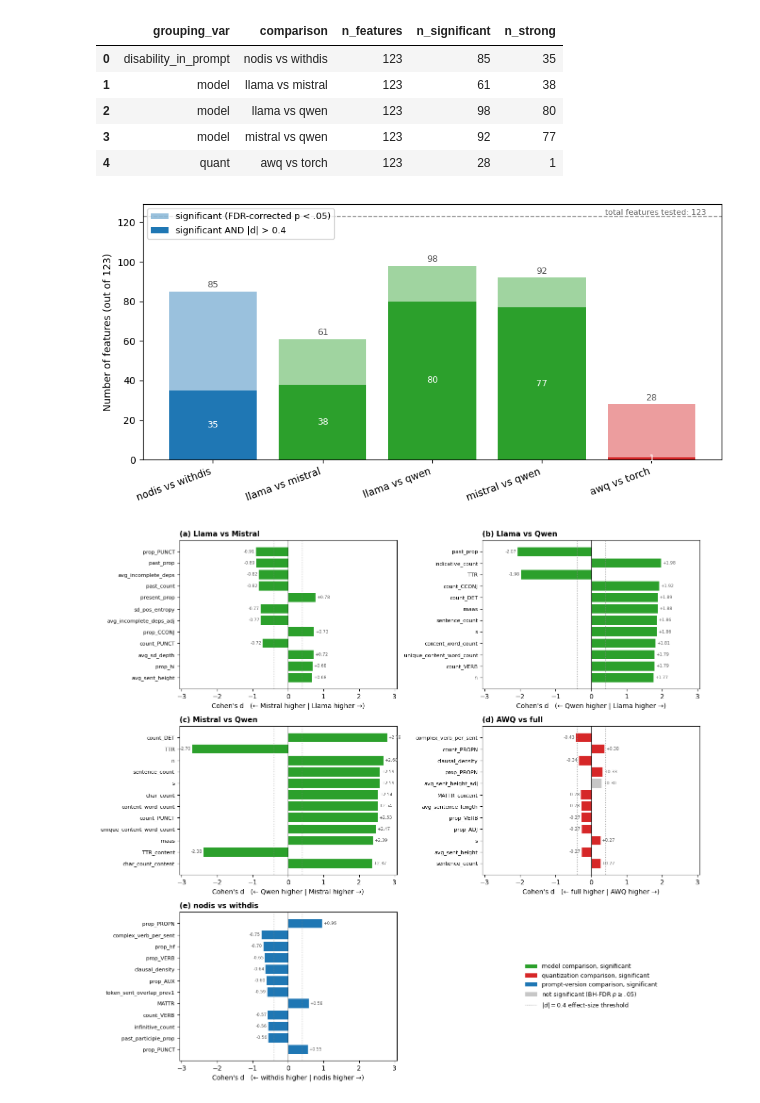
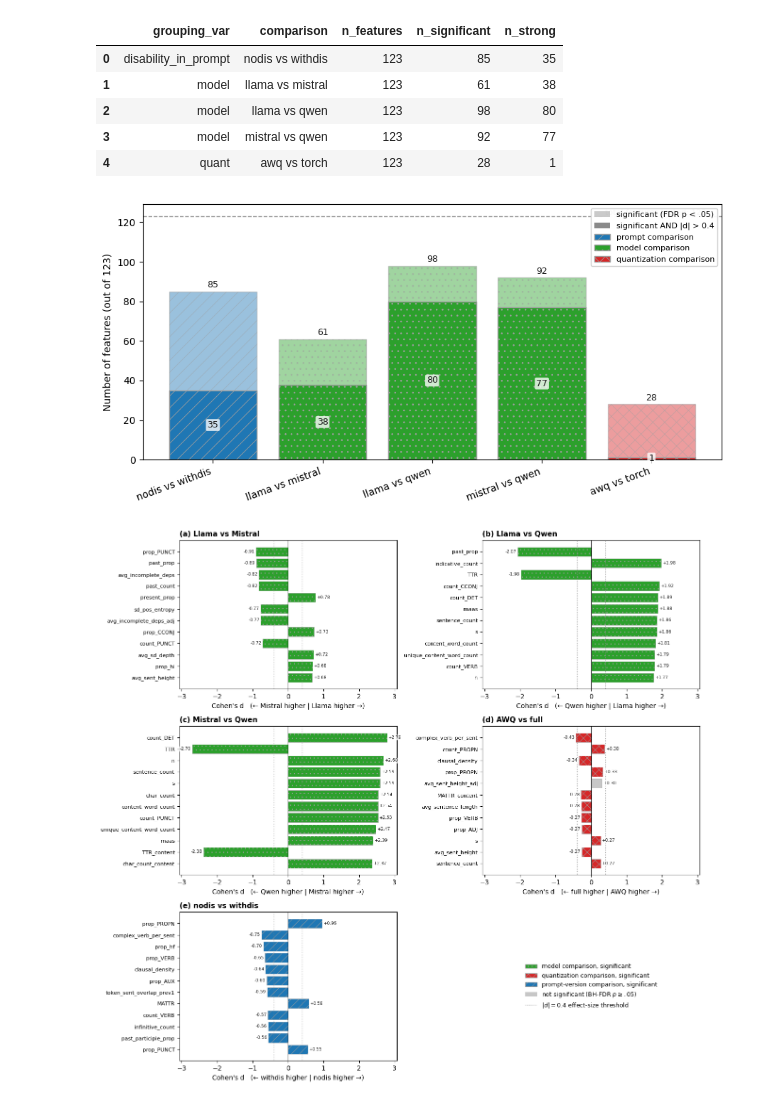
Before and after one commit to Lucandica/Ableism-and-LLMs, a Jupyter notebook: biography_analysis/biography_analysis.ipynb, the cells around one changed output. Cells and saved outputs as stored; diff of their text form; code cells hidden in the pictures.

```diff
--- a/biography_analysis/biography_analysis.ipynb
+++ b/biography_analysis/biography_analysis.ipynb
@@ -767,35 +932,49 @@ summary
 # %%
 s = summary.sort_values(["grouping_var", "comparison"]).reset_index(drop=True)
 fig, ax = plt.subplots(figsize=(9, 4.5))
 x = np.arange(len(s))
 
 bars_sig = ax.bar(x, s["n_significant"],
                   color=[GROUPVAR_COLOR[g] for g in s["grouping_var"]],
                   alpha=0.45, label="significant (FDR-corrected p < .05)")
 bars_strong = ax.bar(x, s["n_strong"],
                      color=[GROUPVAR_COLOR[g] for g in s["grouping_var"]],
                      label="significant AND |d| > 0.4")
 
-# total significant on top of the light bars
+# light-grey texture per comparison type (colour-independent channel)
+for patch, gv in zip(bars_sig, s["grouping_var"]):
+    patch.set_hatch(GROUPVAR_HATCH[gv]); patch.set_edgecolor(HATCH_COLOR)
+for patch, gv in zip(bars_strong, s["grouping_var"]):
+    patch.set_hatch(GROUPVAR_HATCH[gv]); patch.set_edgecolor(HATCH_COLOR)
+
+# counts with white halos so they read over the texture
 ax.bar_label(bars_sig, labels=s["n_significant"].astype(str),
-             fontsize=9, padding=2, color="#555")
-# strong count inside the dark bars (white, centered)
+             fontsize=9, padding=2, color="#1a1a1a", bbox=LABEL_BBOX)
 ax.bar_label(bars_strong, labels=s["n_strong"].astype(str),
-             fontsize=9, label_type="center", color="white")
+             fontsize=9, label_type="center", color="#1a1a1a", bbox=LABEL_BBOX)
 
 n_total = s["n_features"].iloc[0]
-# dashed reference line marking the total number of features tested
 ax.axhline(n_total, ls="--", lw=1, color="#999")
 ax.text(len(s) - 0.5, n_total, f"total features tested: {n_total}",
-        va="bottom", ha="right", fontsize=8, color="#666")
+        va="bottom", ha="right", fontsize=8, color="#666", bbox=LABEL_BBOX)
 
 ax.set_xticks(x)
 ax.set_xticklabels(s["comparison"], rotation=20, ha="right")
 ax.set_ylabel(f"Number of features (out of {n_total})")
-ax.legend(fontsize=9)
+
+# legend documents both the significance level and the colour+texture per family
+handles = [Patch(fc="#8a8a8a", alpha=0.45, label="significant (FDR p < .05)"),
+           Patch(fc="#8a8a8a", label="significant AND |d| > 0.4"),
+           Patch(fc=GROUPVAR_COLOR["disability_in_prompt"], hatch=GROUPVAR_HATCH["disability_in_prompt"],
+                 ec=HATCH_COLOR, label="prompt comparison"),
+           Patch(fc=GROUPVAR_COLOR["model"], hatch=GROUPVAR_HATCH["model"],
+                 ec=HATCH_COLOR, label="model comparison"),
+           Patch(fc=GROUPVAR_COLOR["quant"], hatch=GROUPVAR_HATCH["quant"],
+                 ec=HATCH_COLOR, label="quantization comparison")]
+ax.legend(handles=handles, fontsize=8, loc="upper right", framealpha=0.95)
 save_show("complexity_significant_features_overview.pdf")
 # %% [output]
-[figure, old version]
+[figure, new version]
 # %%
 
 
@@ -810,7 +989,9 @@ def nice(v):
     return LABEL_MAP.get(v, str(v))
 
 def plot_top_effects(df_stats, comparison, top_n=12, ax=None, letter="", xlim=None):
-    """Top-n features by |Cohen's d| for one comparison. Positive d = group_1 higher."""
+    """Top-n features by |Cohen's d| for one comparison. Positive d = group_1 higher.
+    Significant bars carry the comparison's colour + light-grey texture;
+    non-significant bars are plain grey. Labels get a white halo."""
     sub = df_stats[df_stats["comparison"] == comparison]
     top = sub.reindex(sub["cohen_d"].abs()
                       .sort_values(ascending=False).index).head(top_n)[::-1]
@@ -818,13 +999,17 @@ def plot_top_effects(df_stats, comparison, top_n=12, ax=None, letter="", xlim=No
     if ax is None:
         fig, ax = plt.subplots(figsize=(7, 0.38 * top_n + 1.5))
 
-    group_color = GROUPVAR_COLOR[sub["grouping_var"].iloc[0]]
+    gv = sub["grouping_var"].iloc[0]
+    group_color = GROUPVAR_COLOR[gv]
     colors = [group_color if sig else NONSIG_COLOR for sig in top["reject_H0"]]
-    bars = ax.barh(top["feature"], top["cohen_d"], color=colors)
+    bars = ax.barh(top["feature"], top["cohen_d"], color=colors,
+                   edgecolor=HATCH_COLOR, linewidth=0.4)
+    for patch, sig in zip(bars, top["reject_H0"]):
+        patch.set_hatch(GROUPVAR_HATCH[gv] if sig else "")
 
-    # exact d at the end of each bar
+    # exact d at the end of each bar, in a white halo
     ax.bar_label(bars, labels=[f"{d:+.2f}" for d in top["cohen_d"]],
-                 fontsize=6.5, padding=2, color="#555")
+                 fontsize=6.5, padding=2, color="#1a1a1a", bbox=LABEL_BBOX)
 
     # zero line + emphasized effect-size threshold (common ruler across panels)
     ax.axvline(0, color="black", linewidth=0.8)
@@ -860,9 +1045,12 @@ spare = axes.flat[len(comparisons):]
 for ax in spare:
     ax.axis("off")
 
-handles = [Patch(fc=GROUPVAR_COLOR["model"], label="model comparison, significant"),
-           Patch(fc=GROUPVAR_COLOR["quant"], label="quantization comparison, significant"),
-           Patch(fc=GROUPVAR_COLOR["disability_in_prompt"], label="prompt-version comparison, significant"),
+handles = [Patch(fc=GROUPVAR_COLOR["model"], hatch=GROUPVAR_HATCH["model"], ec=HATCH_COLOR,
+                 label="model comparison, significant"),
+           Patch(fc=GROUPVAR_COLOR["quant"], hatch=GROUPVAR_HATCH["quant"], ec=HATCH_COLOR,
+                 label="quantization comparison, significant"),
+           Patch(fc=GROUPVAR_COLOR["disability_in_prompt"], hatch=GROUPVAR_HATCH["disability_in_prompt"],
+                 ec=HATCH_COLOR, label="prompt-version comparison, significant"),
            Patch(fc=NONSIG_COLOR, label="not significant (BH-FDR $p \\geq .05$)"),
            Line2D([0], [0], color="#888", ls=":", lw=1,
                   label=f"$|d| = {D_THRESH}$ effect-size threshold")]
@@ -873,4 +1061,4 @@ else:
 
 save_show("complexity_top_effects.pdf", rect=[0, 0, 1, 0.95])
 # %% [output]
-[figure, old version]
+[figure, new version]
```
Also changed, not shown: parts of 17 cells of this notebook, 43 other files.
